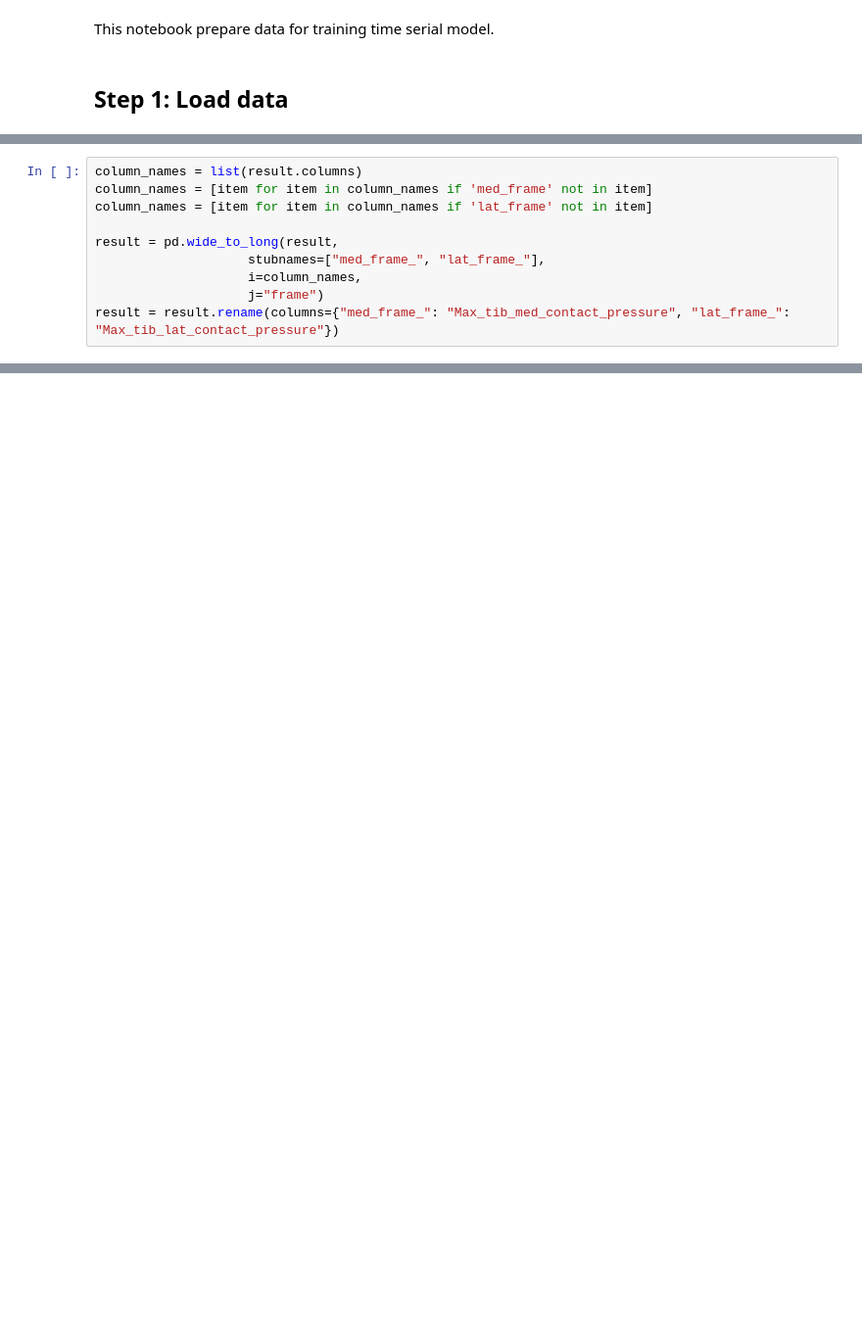
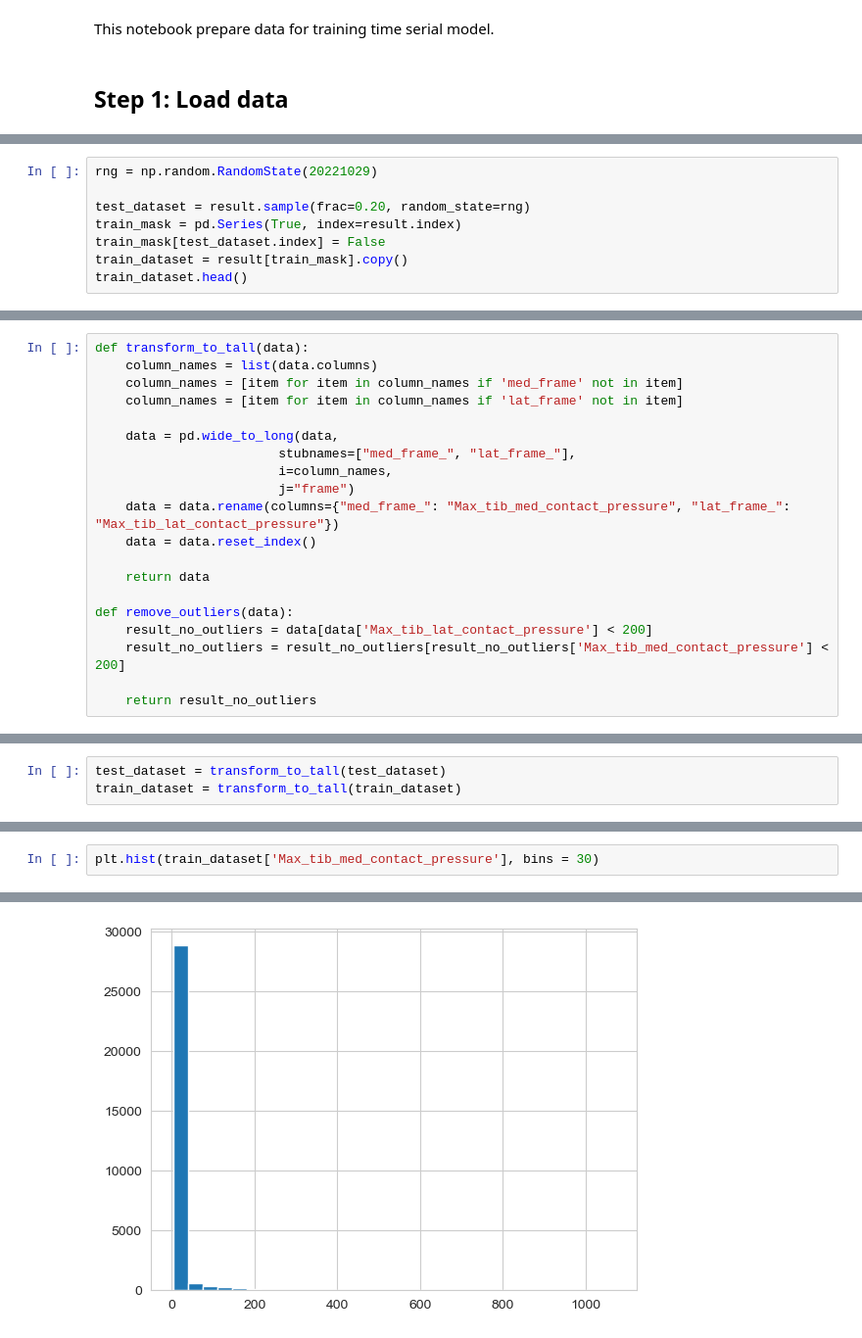
Before and after one commit to cs481-ekh/f22-ai-cbl, a Jupyter notebook: notebooks/data_transformation_and_feature_eval_set3.ipynb, the cells around one changed output, grey strips where cells are left out. Shown: that part at 98% size. Saved outputs shown, nothing was run; the diff lists cells and outputs as text; blank space fills up the shorter version.

```diff
--- a/notebooks/data_transformation_and_feature_eval_set3.ipynb
+++ b/notebooks/data_transformation_and_feature_eval_set3.ipynb
@@ -38,0 +42,8 @@ result
+# %%
+rng = np.random.RandomState(20221029)
+
+test_dataset = result.sample(frac=0.20, random_state=rng)
+train_mask = pd.Series(True, index=result.index)
+train_mask[test_dataset.index] = False
+train_dataset = result[train_mask].copy()
+train_dataset.head()
@@ -41,12 +60,22 @@ result
 
 Now let's create a tall table, so we can extract data in a specific tall format, which is more useful for training models.
 # %%
-column_names = list(result.columns)
-column_names = [item for item in column_names if 'med_frame' not in item]
-column_names = [item for item in column_names if 'lat_frame' not in item]
+def transform_to_tall(data):
+    column_names = list(data.columns)
+    column_names = [item for item in column_names if 'med_frame' not in item]
+    column_names = [item for item in column_names if 'lat_frame' not in item]
 
-result = pd.wide_to_long(result,
-                    stubnames=["med_frame_", "lat_frame_"],
-                    i=column_names,
-                    j="frame")
-result = result.rename(columns={"med_frame_": "Max_tib_med_contact_pressure", "lat_frame_": "Max_tib_lat_contact_pressure"})
+    data = pd.wide_to_long(data,
+                        stubnames=["med_frame_", "lat_frame_"],
+                        i=column_names,
+                        j="frame")
+    data = data.rename(columns={"med_frame_": "Max_tib_med_contact_pressure", "lat_frame_": "Max_tib_lat_contact_pressure"})
+    data = data.reset_index()
+
+    return data
+
+def remove_outliers(data):
+    result_no_outliers = data[data['Max_tib_lat_contact_pressure'] < 200]
+    result_no_outliers = result_no_outliers[result_no_outliers['Max_tib_med_contact_pressure'] < 200]
+
+    return result_no_outliers
@@ -75,0 +82,3 @@ WindowsPath('D:/University/Classes/CS481_Senior_Design_Project/f22-ai-cbl/data/p
+# %%
+test_dataset = transform_to_tall(test_dataset)
+train_dataset = transform_to_tall(train_dataset)
@@ -75,0 +89,3 @@ WindowsPath('D:/University/Classes/CS481_Senior_Design_Project/f22-ai-cbl/data/p
+# %%
+plt.hist(train_dataset['Max_tib_med_contact_pressure'], bins = 30)
+# %% [output]
@@ -75,0 +107 @@ WindowsPath('D:/University/Classes/CS481_Senior_Design_Project/f22-ai-cbl/data/p
+[figure, added]
```
Also changed, not shown: parts of 25 cells of this notebook, 4 other files.
